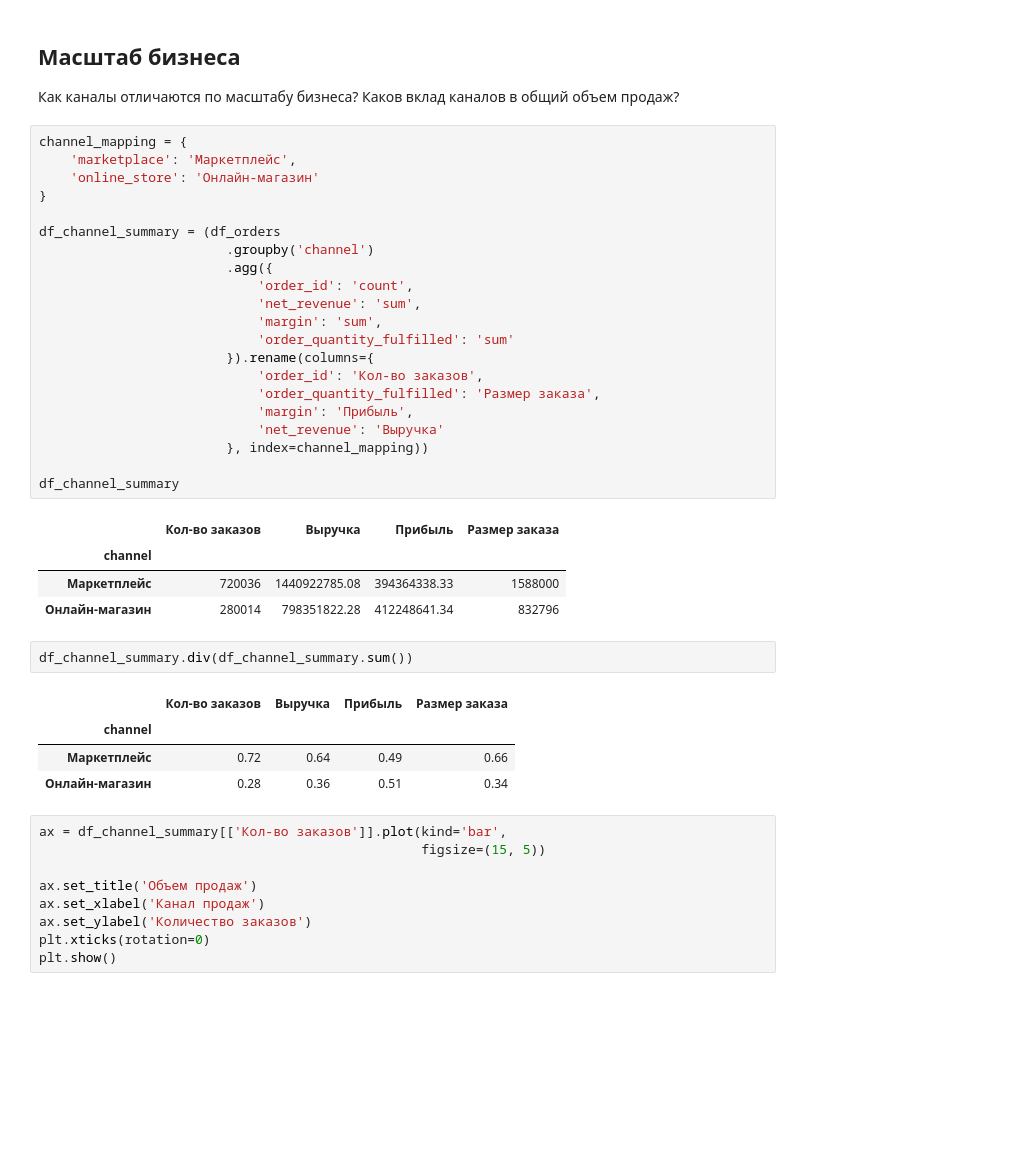
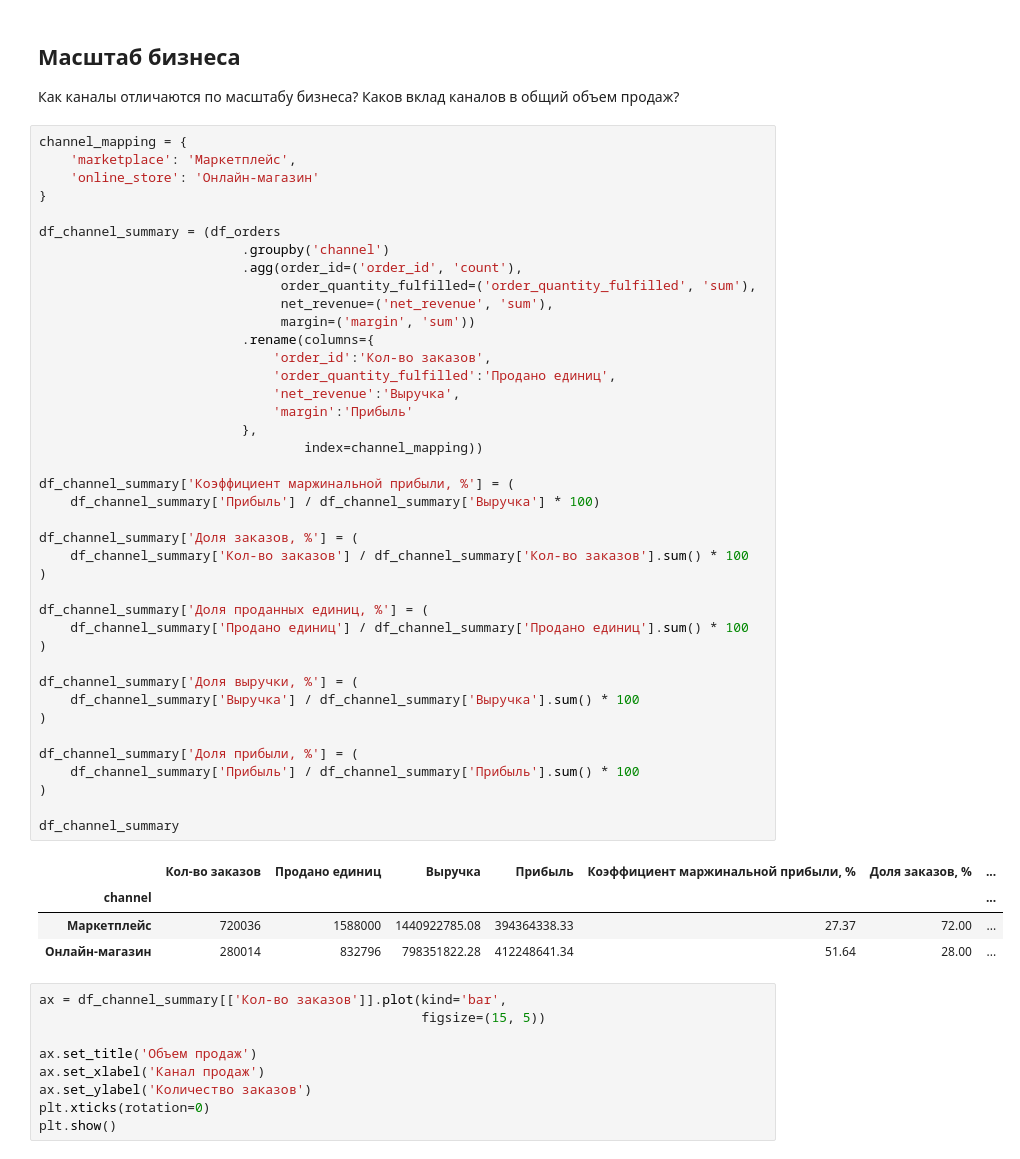
Before and after one commit to e-afanaseva/data_analysis, a Jupyter notebook: Retail Sales Analysis/notebooks/Overview.ipynb, the cells around one changed output. Saved outputs shown, nothing was run; the diff lists cells and outputs as text; blank space fills up the shorter version.

```diff
--- a/Retail Sales Analysis/notebooks/Overview.ipynb
+++ b/Retail Sales Analysis/notebooks/Overview.ipynb
@@ -732,36 +756,48 @@ plt.show()
 # %%
 channel_mapping = {
     'marketplace': 'Маркетплейс',
     'online_store': 'Онлайн-магазин'
 }
 
 df_channel_summary = (df_orders
-                        .groupby('channel')
-                        .agg({
-                            'order_id': 'count',
-                            'net_revenue': 'sum',
-                            'margin': 'sum',
-                            'order_quantity_fulfilled': 'sum'
-                        }).rename(columns={
-                            'order_id': 'Кол-во заказов',
-                            'order_quantity_fulfilled': 'Размер заказа',
-                            'margin': 'Прибыль',
-                            'net_revenue': 'Выручка'
-                        }, index=channel_mapping))
+                          .groupby('channel')
+                          .agg(order_id=('order_id', 'count'),
+                               order_quantity_fulfilled=('order_quantity_fulfilled', 'sum'),
+                               net_revenue=('net_revenue', 'sum'),
+                               margin=('margin', 'sum'))
+                          .rename(columns={
+                              'order_id':'Кол-во заказов',
+                              'order_quantity_fulfilled':'Продано единиц',
+                              'net_revenue':'Выручка',
+                              'margin':'Прибыль'
+                          },
+                                  index=channel_mapping))
+
+df_channel_summary['Коэффициент маржинальной прибыли, %'] = (
+    df_channel_summary['Прибыль'] / df_channel_summary['Выручка'] * 100)
+
+df_channel_summary['Доля заказов, %'] = (
+    df_channel_summary['Кол-во заказов'] / df_channel_summary['Кол-во заказов'].sum() * 100
+)
+
+df_channel_summary['Доля проданных единиц, %'] = (
+    df_channel_summary['Продано единиц'] / df_channel_summary['Продано единиц'].sum() * 100
+)
+
+df_channel_summary['Доля выручки, %'] = (
+    df_channel_summary['Выручка'] / df_channel_summary['Выручка'].sum() * 100
+)
+
+df_channel_summary['Доля прибыли, %'] = (
+    df_channel_summary['Прибыль'] / df_channel_summary['Прибыль'].sum() * 100
+)
 
 df_channel_summary
 # %% [output]
-|  | Кол-во заказов | Выручка | Прибыль | Размер заказа |
-| channel |  |  |  |  |
-| Маркетплейс | 720036 | 1440922785.08 | 394364338.33 | 1588000 |
-| Онлайн-магазин | 280014 | 798351822.28 | 412248641.34 | 832796 |
+|  | Кол-во заказов | Продано единиц | Выручка | Прибыль | Коэффициент маржинальной прибыли, % | Доля заказов, % | ... |
+| channel |  |  |  |  |  |  | ... |
+| Маркетплейс | 720036 | 1588000 | 1440922785.08 | 394364338.33 | 27.37 | 72.00 | ... |
+| Онлайн-магазин | 280014 | 832796 | 798351822.28 | 412248641.34 | 51.64 | 28.00 | ... |
-# %%
-df_channel_summary.div(df_channel_summary.sum())
-# %% [output]
-|  | Кол-во заказов | Выручка | Прибыль | Размер заказа |
-| channel |  |  |  |  |
-| Маркетплейс | 0.72 | 0.64 | 0.49 | 0.66 |
-| Онлайн-магазин | 0.28 | 0.36 | 0.51 | 0.34 |
 # %%
 ax = df_channel_summary[['Кол-во заказов']].plot(kind='bar',
                                                  figsize=(15, 5))
```
Also changed, not shown: parts of 5 cells of this notebook, 1 other file.
